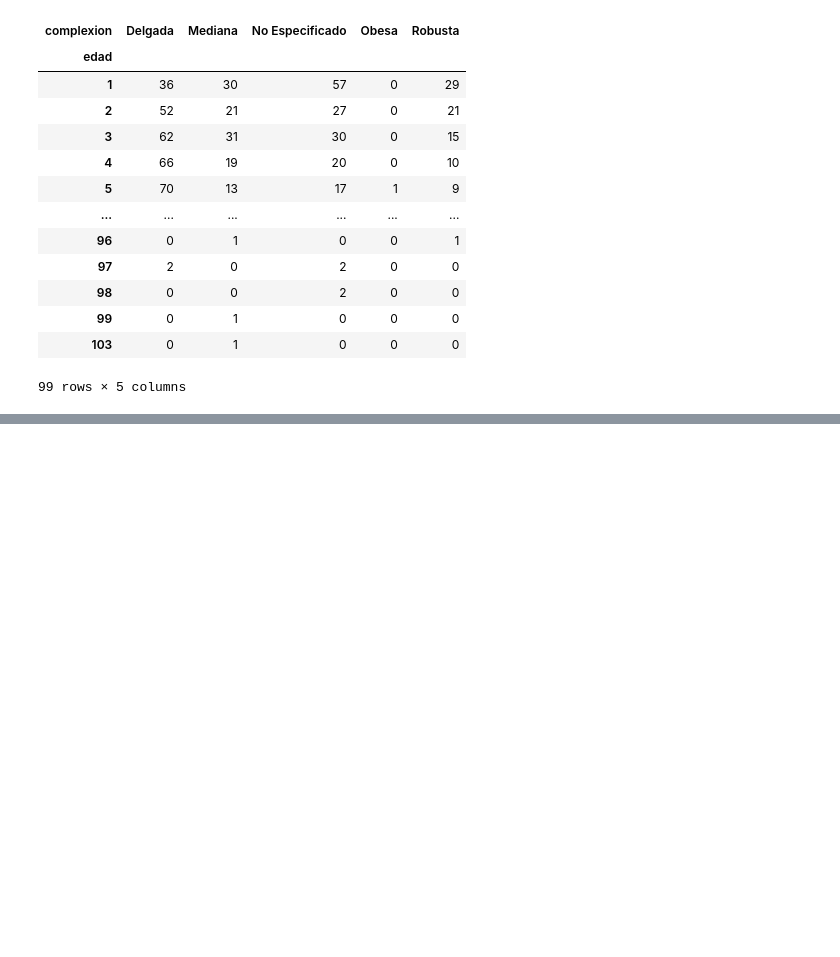
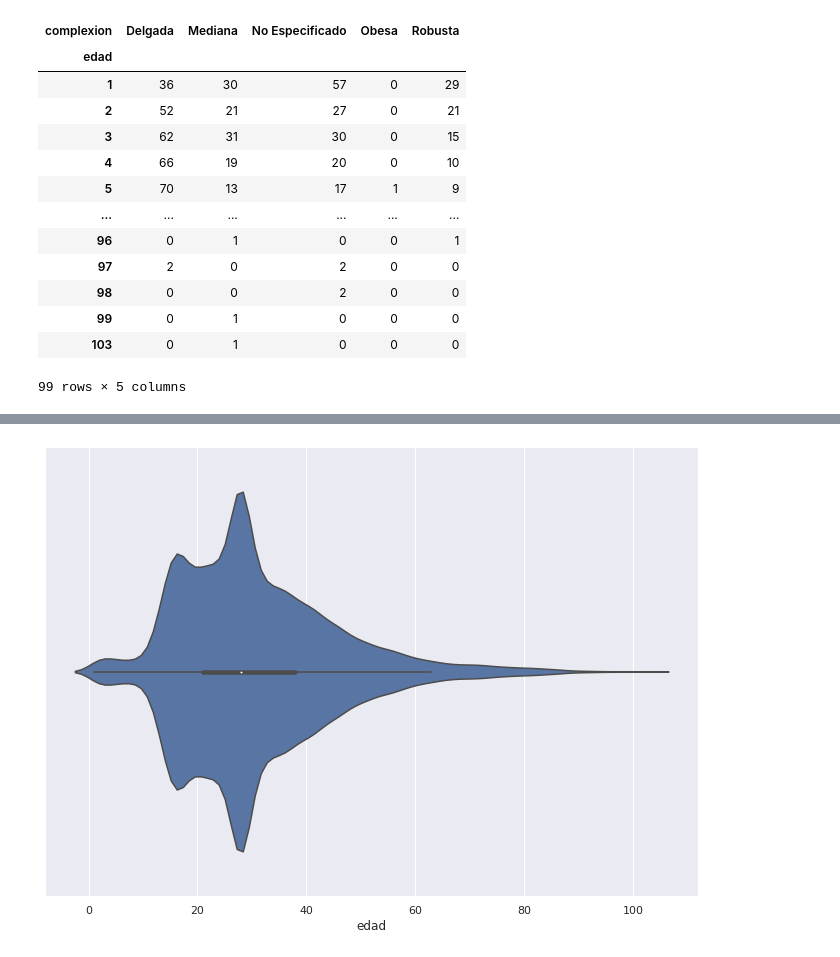
Before and after one commit to MinervaNunez/Proyecto-_Fase3_Python, a Jupyter notebook: Exporacon_Var_Cat.ipynb, the cells around one changed output, grey strips where cells are left out. Saved outputs shown, nothing was run; the diff lists cells and outputs as text; code cells hidden in the pictures; blank space fills up the shorter version.

```diff
--- a/Exporacon_Var_Cat.ipynb
+++ b/Exporacon_Var_Cat.ipynb
@@ -122,0 +135,4 @@ pd.crosstab(df['edad'], df['complexion'])
+# %%
+sns.violinplot(x=df['edad']);
+# %% [output]
+[figure, added]
```
Also changed, not shown: parts of 5 cells of this notebook.
